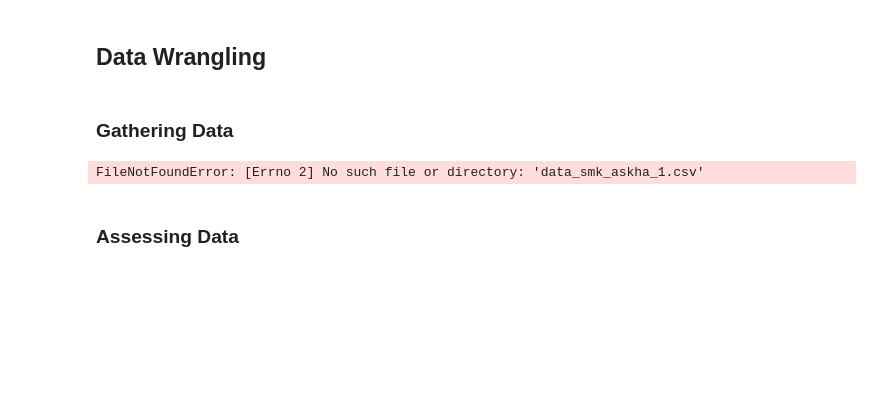
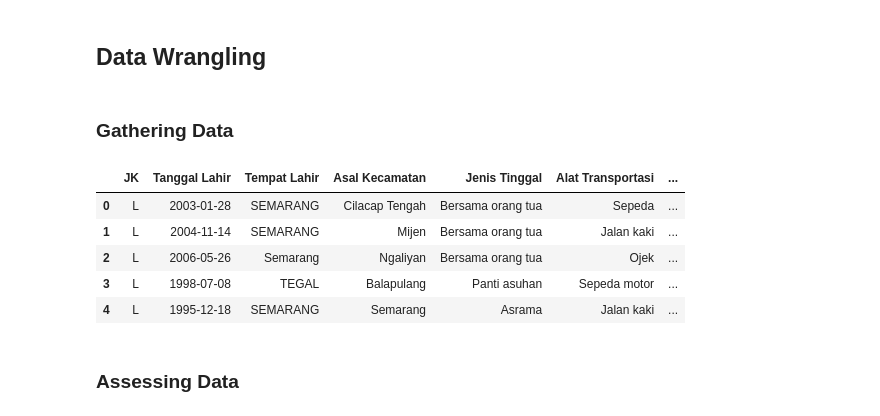
Before and after one commit to isnanramalia/klasifikasi-siswa-dropout, a Jupyter notebook: notebook.ipynb, the cells around one changed output. Drawn from its saved outputs; the diff is of its cells as text; code cells hidden in the pictures; blank space fills up the shorter version.

```diff
--- a/notebook.ipynb
+++ b/notebook.ipynb
@@ -25,10 +25,15 @@ warnings.filterwarnings('ignore')
 ### Gathering Data
 # %%
 # load dataset
-data = pd.read_csv("data_smk_askha_1.csv")
+data = pd.read_csv("data_smk_askha_clean.csv")
 data.head()
 # %% [output]
-FileNotFoundError: [Errno 2] No such file or directory: 'data_smk_askha_1.csv'
+|  | JK | Tanggal Lahir | Tempat Lahir | Asal Kecamatan | Jenis Tinggal | Alat Transportasi | ... |
+| 0 | L | 2003-01-28 | SEMARANG | Cilacap Tengah | Bersama orang tua | Sepeda | ... |
+| 1 | L | 2004-11-14 | SEMARANG | Mijen | Bersama orang tua | Jalan kaki | ... |
+| 2 | L | 2006-05-26 | Semarang | Ngaliyan | Bersama orang tua | Ojek | ... |
+| 3 | L | 1998-07-08 | TEGAL | Balapulang | Panti asuhan | Sepeda motor | ... |
+| 4 | L | 1995-12-18 | SEMARANG | Semarang | Asrama | Jalan kaki | ... |
 # %% [markdown]
 ### Assessing Data
 # %% [markdown]
```
Also changed, not shown: parts of 11 cells of this notebook, 1 other file.
